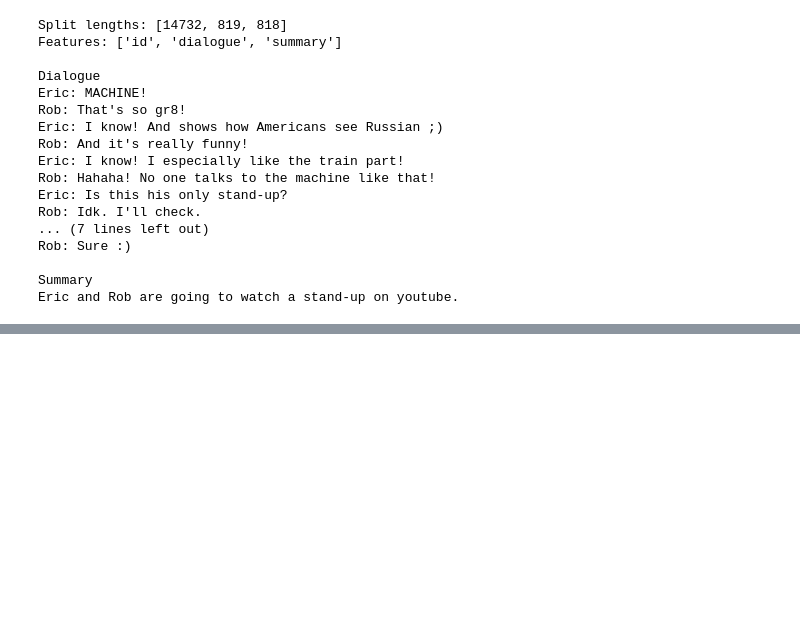
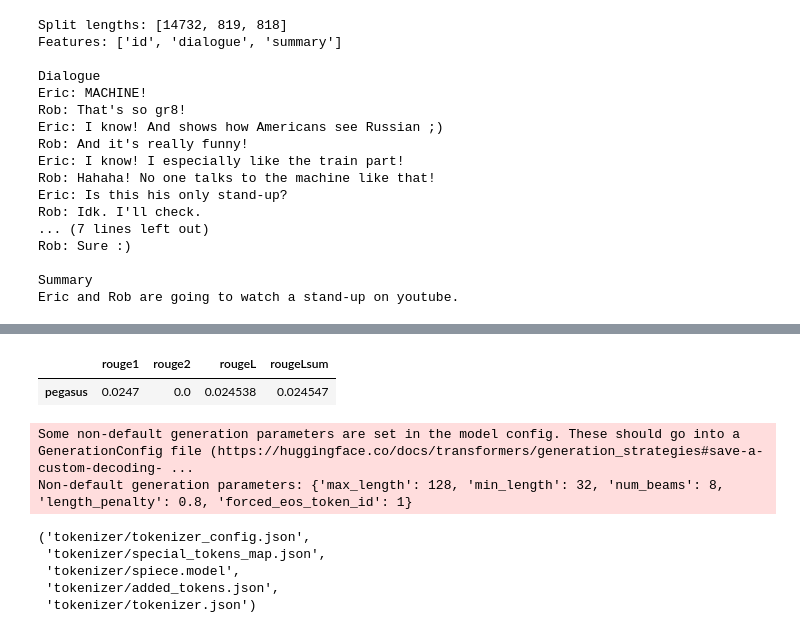
Before and after one commit to Naominour/Text-Summariser, a Jupyter notebook: text_summarization.ipynb, the cells around one changed output, grey strips where cells are left out. Drawn from its saved outputs; the diff is of its cells as text; code cells hidden in the pictures; blank space fills up the shorter version.

Commit message:
Text summarization model training & prediction completed

```diff
--- a/text_summarization.ipynb
+++ b/text_summarization.ipynb
@@ -160,0 +224,18 @@ def convert_example_to_features(example_batch):
+# %%
+from transformers import TrainingArguments, Trainer
+
+trainer_args = TrainingArguments(
+    output_dir = 'pegasus-samsum', num_train_epochs=1, warmup_steps=500,
+    per_device_train_batch_size=1, per_device_eval_batch_size=1,
+    weight_decay=0.01, logging_steps=10,
+    eval_strategy='steps', eval_steps=500, save_steps=1e6,
+    gradient_accumulation_steps=16
+)
+# %%
+trainer = Trainer(model=model_pegasus, args=trainer_args,
+                  tokenizer=tokenizer, data_collator=seq2seq_data_collator,
+                  train_dataset=dataset_samsum_pt["train"],
+                  eval_dataset=dataset_samsum_pt["validation"],
+                  )
+# %%
+trainer.train()
@@ -160,0 +291,29 @@ def convert_example_to_features(example_batch):
+# %%
+rouge_names = ["rouge1", "rouge2", "rougeL", "rougeLsum"]
+rouge_metric = load_metric('rouge', trust_remote_code=True)
+# %%
+score = calculate_metric_on_test_ds(
+    dataset_samsum['test'][0:10], rouge_metric, trainer.model, tokenizer, batch_size = 2, column_text = 'dialogue', column_summary = 'summary'
+)
+
+rouge_dict = dict((rn, score[rn].mid.fmeasure) for rn in rouge_names)
+
+pd.DataFrame(rouge_dict, index = [f'pegasus'])
+# %% [output]
+|  | rouge1 | rouge2 | rougeL | rougeLsum |
+| pegasus | 0.0247 | 0.0 | 0.024538 | 0.024547 |
+# %%
+# Save modedl
+model_pegasus.save_pretrained("pegasus-samsum-model")
+# %% [output]
+Some non-default generation parameters are set in the model config. These should go into a GenerationConfig file (https://huggingface.co/docs/transformers/generation_strategies#save-a-custom-decoding- ...
+Non-default generation parameters: {'max_length': 128, 'min_length': 32, 'num_beams': 8, 'length_penalty': 0.8, 'forced_eos_token_id': 1}
+# %%
+# Save tokenizer
+tokenizer.save_pretrained("tokenizer")
+# %% [output]
+('tokenizer/tokenizer_config.json',
+ 'tokenizer/special_tokens_map.json',
+ 'tokenizer/spiece.model',
+ 'tokenizer/added_tokens.json',
+ 'tokenizer/tokenizer.json')
```
Also changed, not shown: parts of 17 cells of this notebook, 25 other files.
